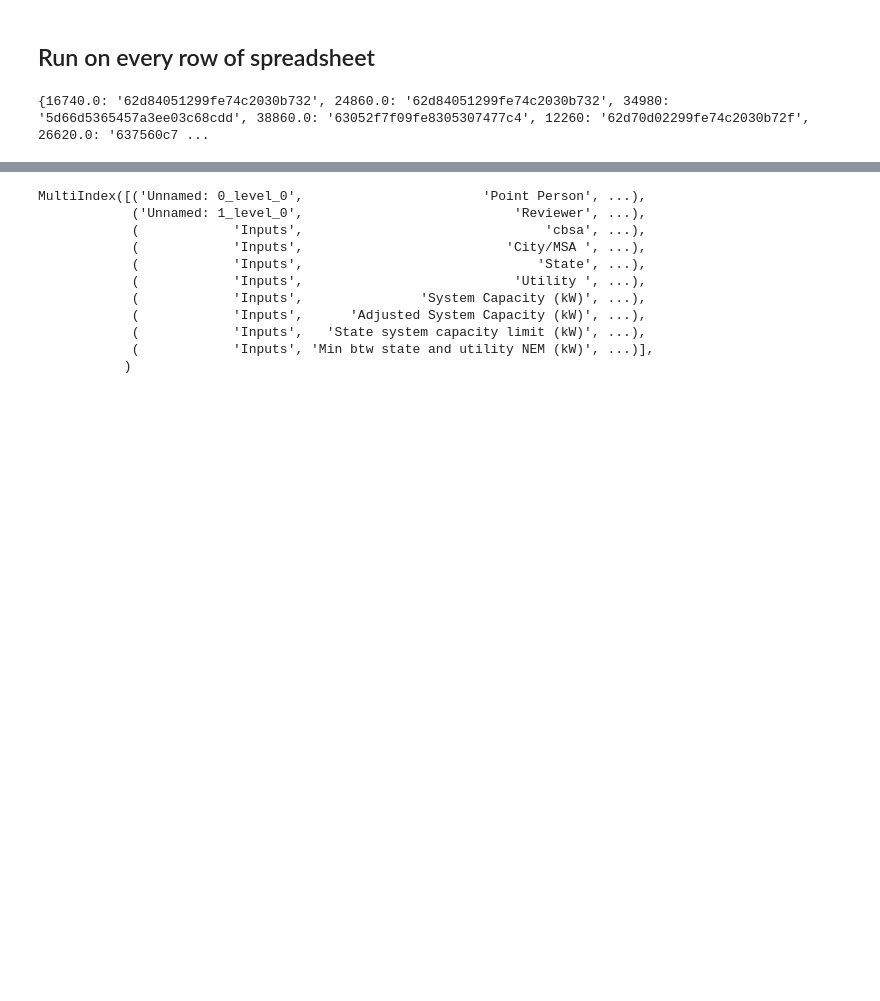
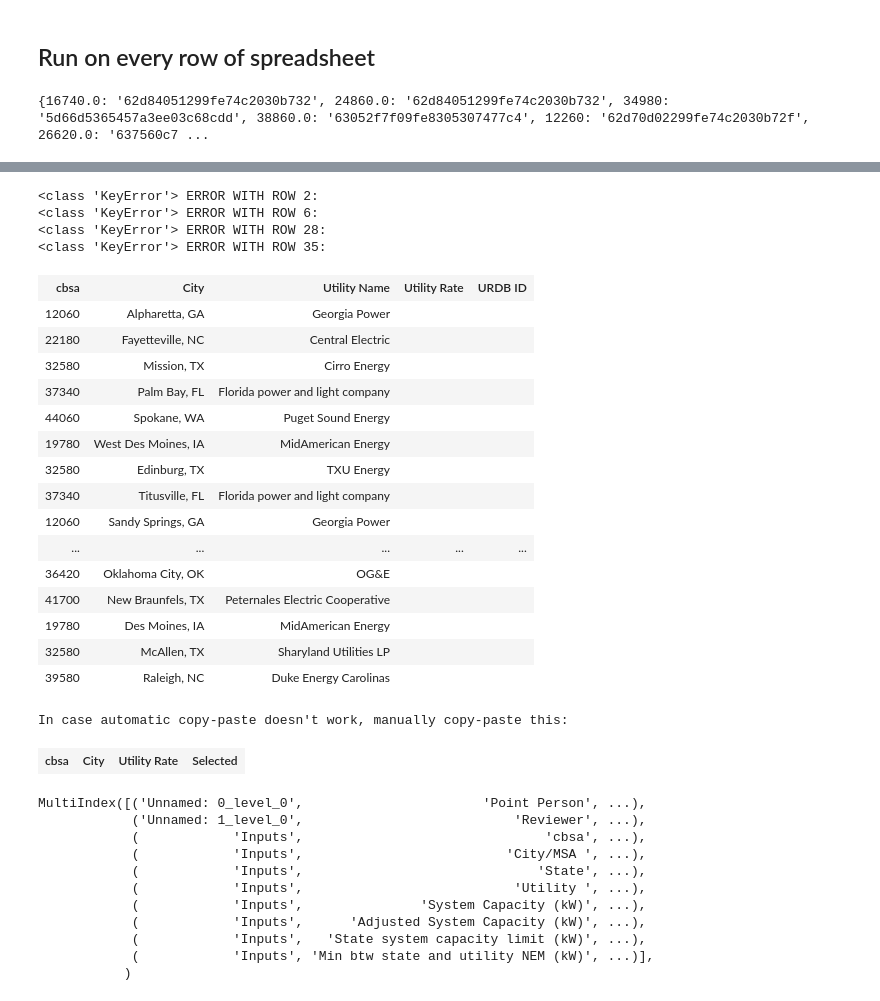
Before and after one commit to gchenfc/REopt, a Jupyter notebook: gerry00_test_one.ipynb, the cells around one changed output, grey strips where cells are left out. Cells and saved outputs as stored; diff of their text form; code cells hidden in the pictures; blank space fills up the shorter version.

Commit message:
create URDB picker

```diff
--- a/gerry00_test_one.ipynb
+++ b/gerry00_test_one.ipynb
@@ -301,3 +355,71 @@ json.dump(id2urdb, open(outputs / "UtilityChoices.json", 'w'))
+# %%
+# Create an html page for picking
+import dominate
+from dominate.tags import div, ol, li, a, p, attr, link, select, option, script, table, tbody, tr, th, td, button
+from IPython.display import HTML
+
+doc = dominate.document(title='Utility Rate Picker')
+with doc.head:
+    link(rel='stylesheet', href='style.css')
+    script(type='text/javascript', src='main.js')
+
+def create_options(i, name):
+    try:
+        urdbs = all_urdb_options[str(name)]
+        urdbs = list(filter(valid_date, urdbs))
+    except KeyError as e:
+        print(f'{e.__class__} ERROR WITH ROW {i}:')
+        urdbs = []
+    label = lambda option: f"{option['utility']} : {option['name']}"
+    options = (option(label(urdb), value=urdb['label']) for urdb in urdbs)
+    return select([option('', value=''), *options], onchange='update()', id=f'select {i}')
+
+with doc:
+    button('Click here to copy the results!', onclick='copyTable()')
+    with div(id='header').add(table(id='table')):
+        tr(th('cbsa'), th('City'), th('Utility Name'), th('Utility Rate'), th('URDB ID'))
+        for i, row in template.iterrows():
+            if pd.isna(row[3]):
+                continue
+            cbsa, name = int(row[2]), row[3] + ', ' + row[4]
+            tr(td(cbsa, id=f'cbsa {i}'), td(name), td(row[5]), td(create_options(i, name)),
+                td('', id=f'label {i}'), id=f'row {i}')
+
+    with div():
+        button('Click here to copy the results!', onclick='copyTable()')
+        p('In case automatic copy-paste doesn\'t work, manually copy-paste this:')
+        with table().add(tbody(id='output')):
+            tr(th('cbsa'), th('City'), th('Utility Rate'), th('Selected'))
+
+folder ='urdb_selector'
+display(
+    HTML(doc.render().replace('style.css',
+                              f'{folder}/style.css').replace('main.js', f'{folder}/main.js')))
+with open(f'{folder}/index.html', 'w') as f:
+    f.write(doc.render())
+# %% [output]
+<class 'KeyError'> ERROR WITH ROW 2:
+<class 'KeyError'> ERROR WITH ROW 6:
+<class 'KeyError'> ERROR WITH ROW 28:
+<class 'KeyError'> ERROR WITH ROW 35:
+| cbsa | City | Utility Name | Utility Rate | URDB ID |
+| 12060 | Alpharetta, GA | Georgia Power |  |  |
+| 22180 | Fayetteville, NC | Central Electric |  |  |
+| 32580 | Mission, TX | Cirro Energy |  |  |
+| 37340 | Palm Bay, FL | Florida power and light company |  |  |
+| 44060 | Spokane, WA | Puget Sound Energy |  |  |
+| 19780 | West Des Moines, IA | MidAmerican Energy |  |  |
+| 32580 | Edinburg, TX | TXU Energy |  |  |
+| 37340 | Titusville, FL | Florida power and light company |  |  |
+| 12060 | Sandy Springs, GA | Georgia Power |  |  |
+| ... | ... | ... | ... | ... |
+| 36420 | Oklahoma City, OK | OG&E |  |  |
+| 41700 | New Braunfels, TX | Peternales Electric Cooperative |  |  |
+| 19780 | Des Moines, IA | MidAmerican Energy |  |  |
+| 32580 | McAllen, TX | Sharyland Utilities LP |  |  |
+| 39580 | Raleigh, NC | Duke Energy Carolinas |  |  |
+In case automatic copy-paste doesn't work, manually copy-paste this:
+| cbsa | City | Utility Rate | Selected |
 # %%
 # First, generate all posts
 posts = outputs / "posts"
```
Also changed, not shown: parts of 4 cells of this notebook, 5 other files.
